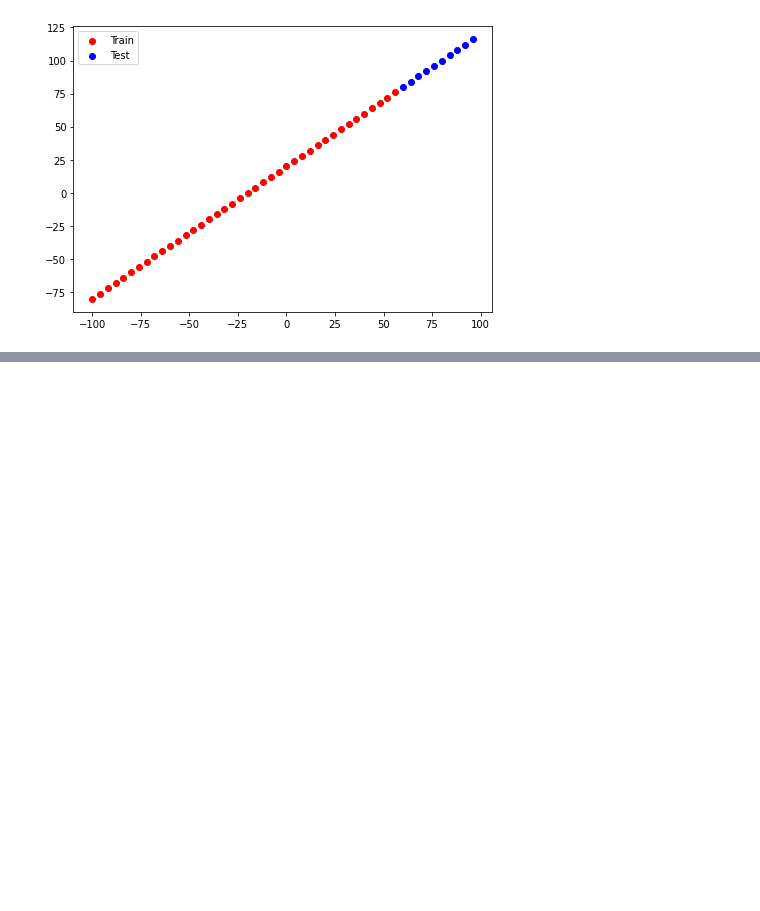
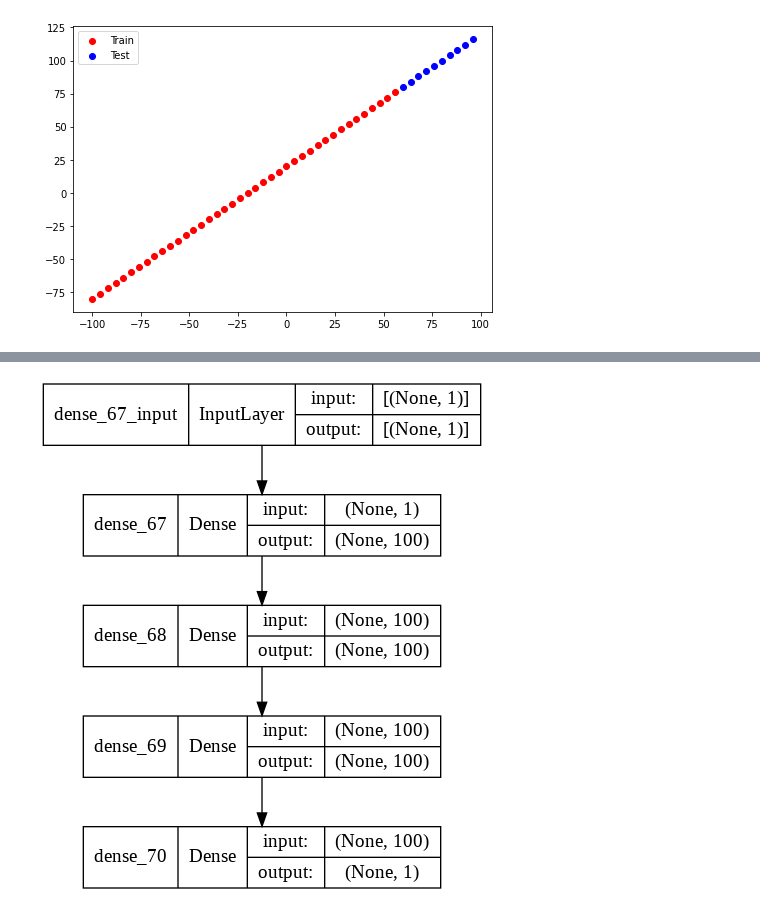
Before and after one commit to Mcdaddy-2pointoh/TensorFlow, a Jupyter notebook: 01_neural_networks_regression.ipynb, the cells around one changed output, grey strips where cells are left out. Saved outputs shown, nothing was run; the diff lists cells and outputs as text; code cells hidden in the pictures; blank space fills up the shorter version.

Commit message:
Includes many changes
1. Model Evaluation using regression metrics

2. Model improvement techniques

3. Multiple Model Comparision

4. Saving the Model

```diff
--- a/01_neural_networks_regression.ipynb
+++ b/01_neural_networks_regression.ipynb
@@ -254,13 +254,13 @@ model = tf.keras.Sequential([
 
 # Model compile
 model.compile(
-    loss=tf.losses.mae,
-    optimizer=tf.optimizers.SGD(learning_rate=0.005),
-    metrics=['mae']
+    loss=tf.losses.mse,
+    optimizer=tf.optimizers.Adam(learning_rate=0.005),
+    metrics=['mse']
 )
 
 # Model fitting
 model.fit(
-    x, y, epochs=100
+    x, y, epochs=100, verbose=0
 )
 # %% [output]
@@ -305,0 +283,5 @@ _________________________________________________________________
+# %%
+from tensorflow.keras.utils import plot_model
+plot_model(model=model, show_shapes= True)
+# %% [output]
+[figure, added]
```
Also changed, not shown: parts of 21 cells of this notebook.
